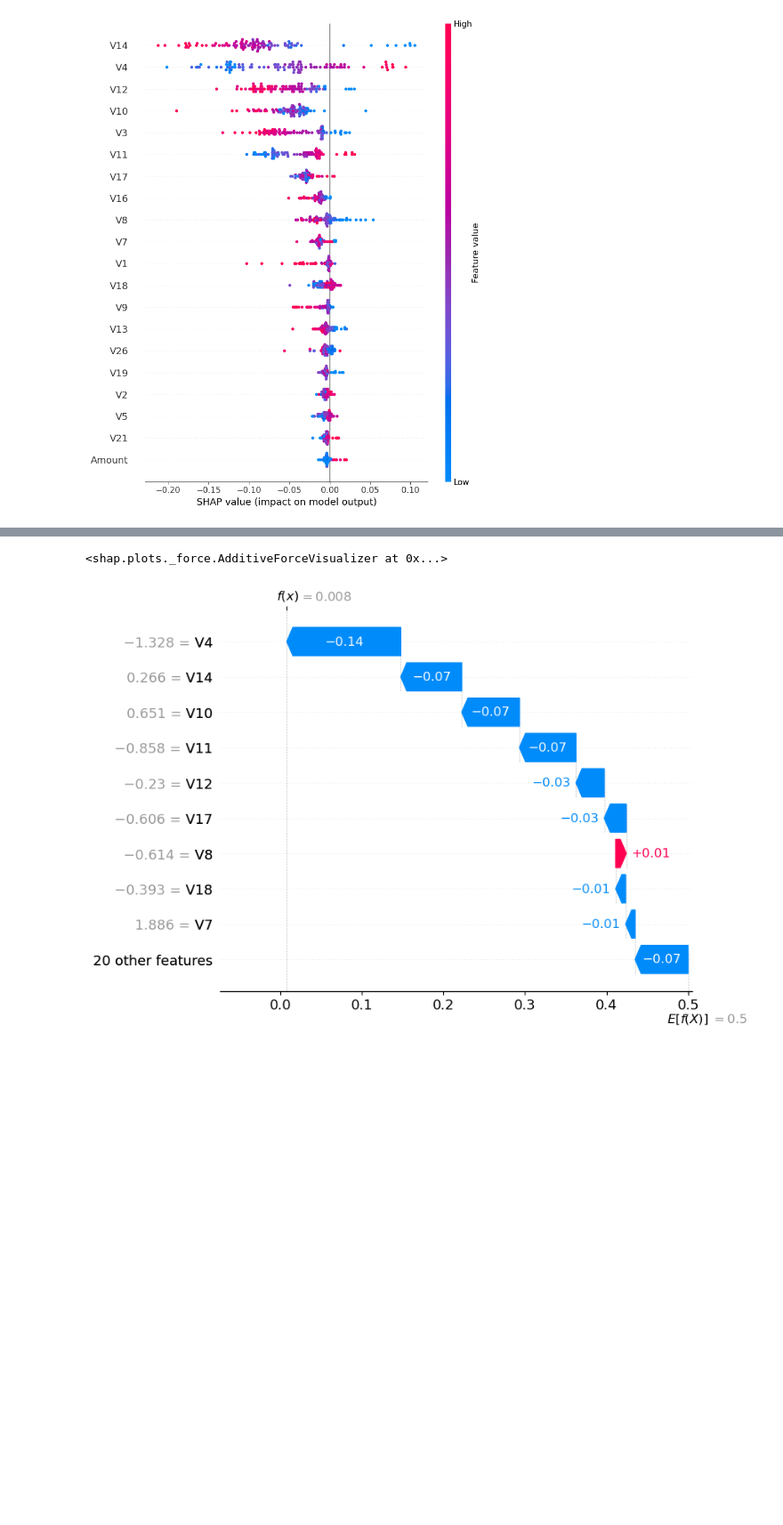
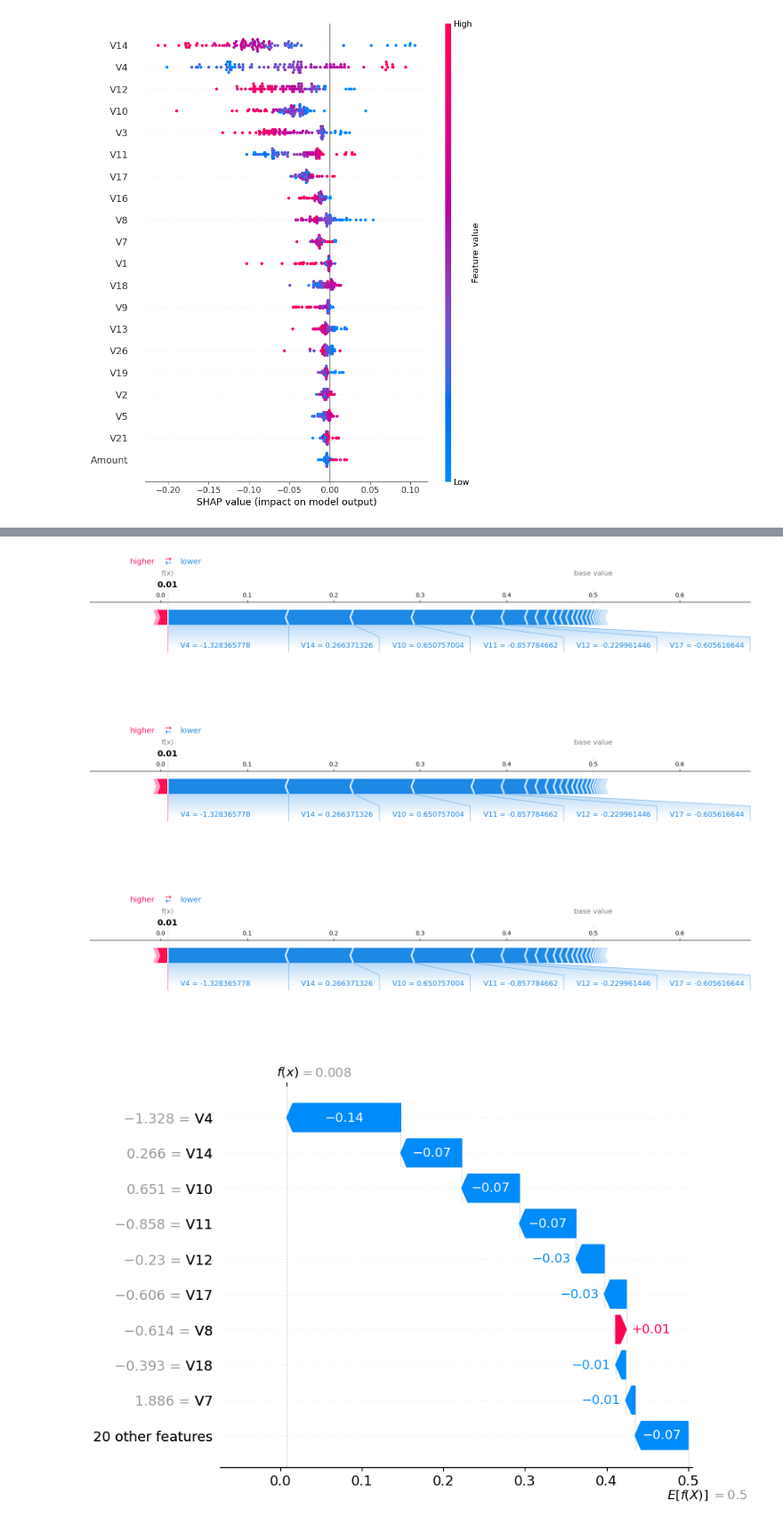
Before and after one commit to bhumika2398/fraud-detection-project, a Jupyter notebook: notebooks/05_explainability.ipynb, the cells around one changed output, grey strips where cells are left out. Shown at 89% size. Cells and saved outputs as stored; diff of their text form; code cells hidden in the pictures; blank space fills up the shorter version.

Commit message:
Add SHAP force plot and fix folder structure

```diff
--- a/notebooks/05_explainability.ipynb
+++ b/notebooks/05_explainability.ipynb
@@ -1,34 +10,37 @@
 # %%
 import pandas as pd
+import matplotlib.pyplot as plt
 from sklearn.model_selection import train_test_split
 from sklearn.preprocessing import StandardScaler
 from sklearn.ensemble import RandomForestClassifier
 from imblearn.over_sampling import SMOTE
 import shap
+import os
 
 # 1. Load the data
-df = pd.read_csv('creditcard.csv')
+# ADDED '../' to go up from notebooks folder
+# ADDED 'r' to handle Windows backslashes correctly
+# No dots needed because you are already in the main folder!
+df = pd.read_csv(r'data/raw/creditcard.csv')
 
-# 2. Basic cleaning (same as previous steps)
+# 2. Basic cleaning
 df = df.drop(['Time'], axis=1)
 scaler = StandardScaler()
 df['Amount'] = scaler.fit_transform(df['Amount'].values.reshape(-1, 1))
 
-# 3. Split the data to get X_test
+# 3. Split the data
 X = df.drop(['Class'], axis=1)
 y = df['Class']
 X_train, X_test, y_train, y_test = train_test_split(X, y, test_size=0.2, random_state=42, stratify=y)
 
-# 4. We need a trained model to explain!
-# Let's quickly train a Random Forest on a smaller SMOTE sample so it's fast
+# 4. Train the model
 smote = SMOTE(random_state=42)
 X_train_smote, y_train_smote = smote.fit_resample(X_train, y_train)
 
-# We limit the depth so the training and SHAP calculations are faster
 model_rf = RandomForestClassifier(n_estimators=50, max_depth=10, random_state=42, n_jobs=-1)
 model_rf.fit(X_train_smote, y_train_smote)
 
-print("Setup Complete! 'X_test' and 'model_rf' are now defined.")
+print("✅ Setup Complete! Data loaded from ../data/raw/ and model is trained.")
 # %% [output]
 found 0 physical cores < 1
 Returning the number of logical cores instead. You can silence this warning by setting LOKY_MAX_CPU_COUNT to the number of cores you want to use.
@@ -54,10 +66,17 @@ else:
 #create a beeswarm plot(Global plot)
 shap.summary_plot(final_shap_values, X_sample)
 # %% [output]
-[figure, old version]
+[figure, new version]
 # %%
-#initialize the javascript for the interactive force plot
-shap.initjs()
-#Plot 2 - force plot
-shap.force_plot(explainer.expected_value[1], final_shap_values[0,:], X_sample.iloc[0,:])
+# Force plot using matplotlib=True so it can be saved as image
+shap.force_plot(
+    explainer.expected_value[1],
+    final_shap_values[0, :],
+    X_sample.iloc[0, :],
+    matplotlib=True,
+    show=False
+)
+# No dots! Just go straight into the reports folder
+plt.savefig('reports/shap_force_plot_fraud.png', dpi=150, bbox_inches='tight')
+plt.show()
 # %% [output]
@@ -65,4 +83,6 @@ shap.force_plot(explainer.expected_value[1], final_shap_values[0,:], X_sample.il
-<shap.plots._force.AdditiveForceVisualizer at 0x...>
+[figure, added]
+[figure, added]
+[figure, added]
 # %%
 # Plot 3: Waterfall Plot (The Audit Trail) for the first transaction
 # We create an 'Explanation' object to format the data for the plot
```
Also changed, not shown: parts of 3 cells of this notebook, 1 other file.
